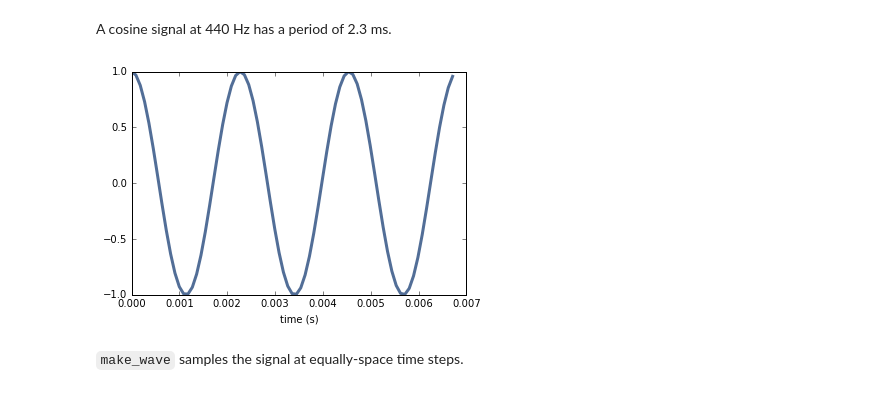
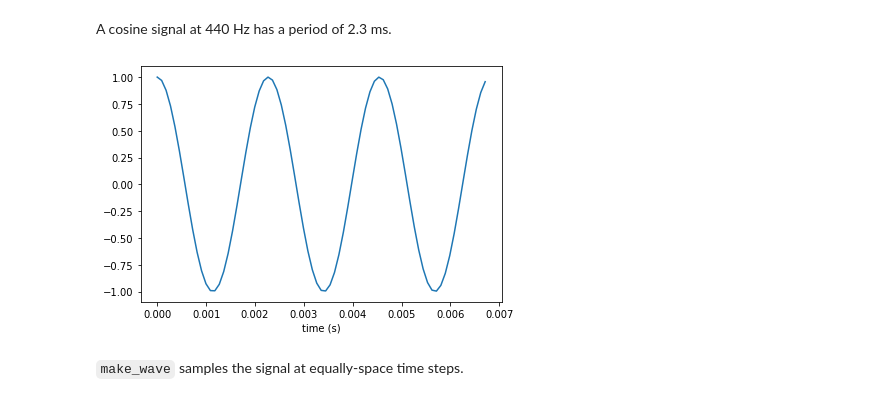
Before and after one commit to AllenDowney/ThinkDSP, a Jupyter notebook: code/scipy2015_demo.ipynb, the cells around one changed output. Cells and saved outputs as stored; diff of their text form; code cells hidden in the pictures.

```diff
--- a/code/scipy2015_demo.ipynb
+++ b/code/scipy2015_demo.ipynb
@@ -21,9 +17,9 @@ cos_sig = thinkdsp.CosSignal(freq=440)
 A cosine signal at 440 Hz has a period of 2.3 ms.
 # %%
 cos_sig.plot()
-thinkplot.config(xlabel='time (s)', legend=False)
+decorate(xlabel='time (s)')
 # %% [output]
-[figure, old version]
+[figure, new version]
 # %% [markdown]
 `make_wave` samples the signal at equally-space time steps.
 # %%
```
Also changed, not shown: parts of 14 cells of this notebook, 2 other files.
